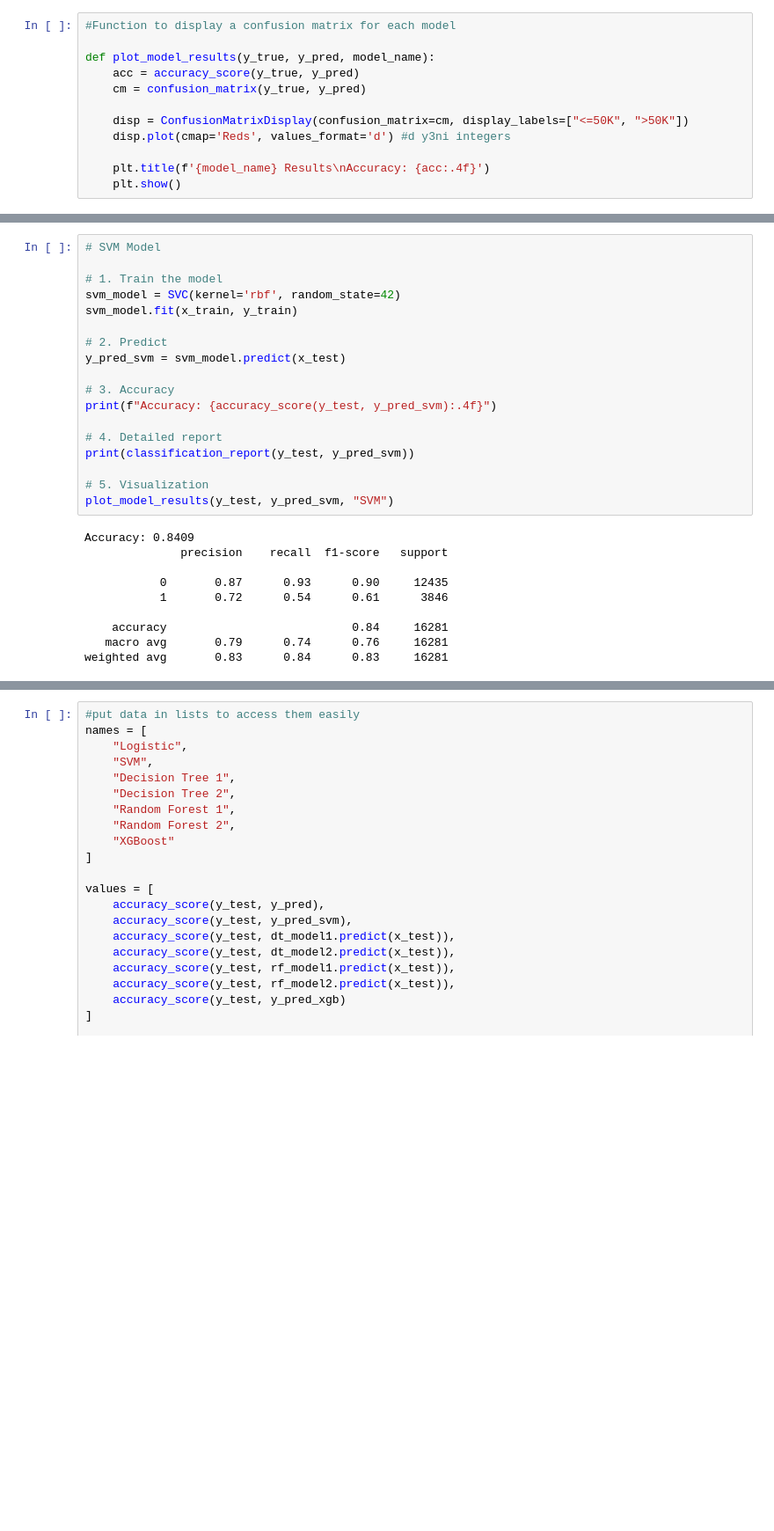
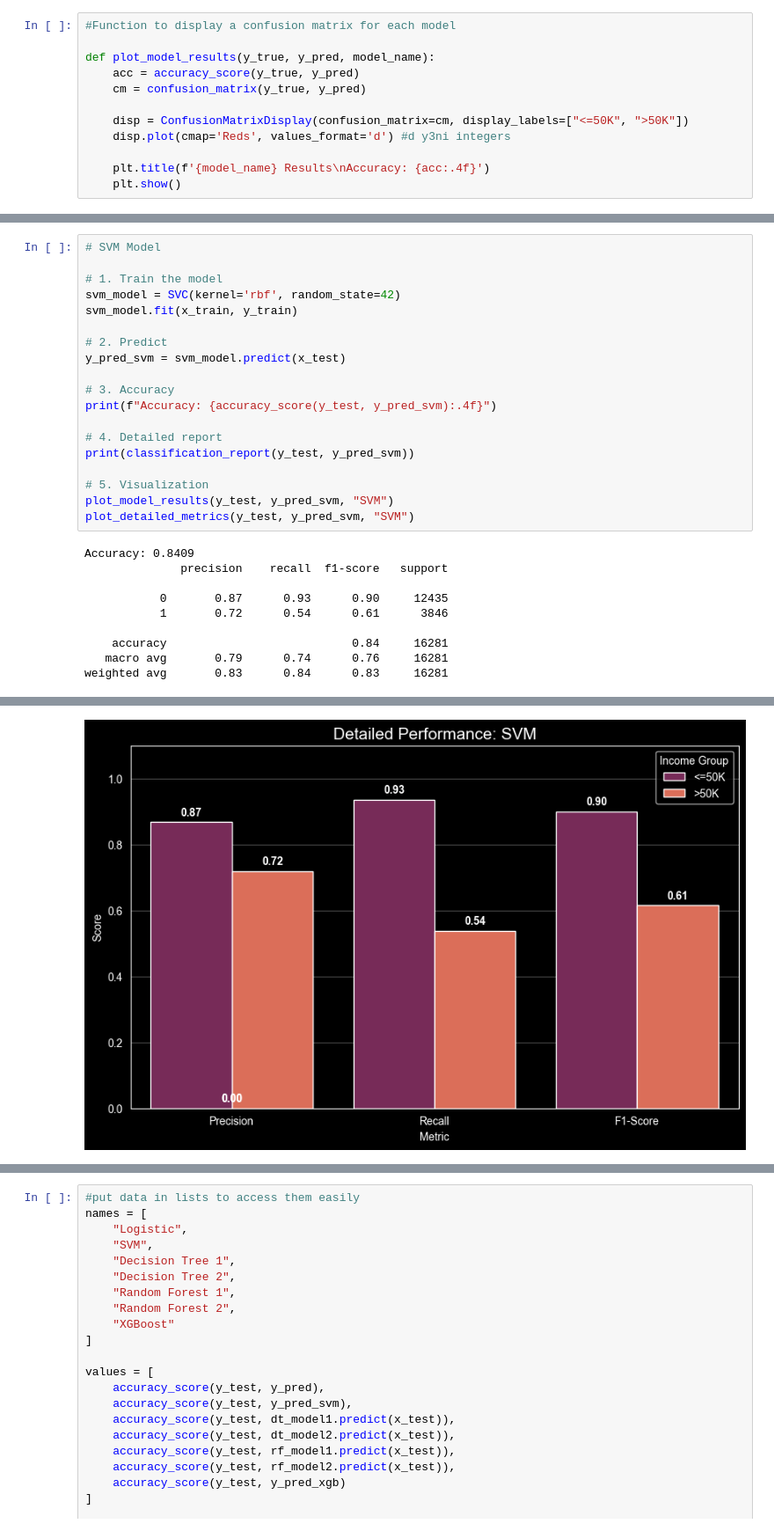
Before and after one commit to YoussefBarakat05/Income-Prediction, a Jupyter notebook: main.ipynb, the cells around one changed output, grey strips where cells are left out. Shown at 88% size. Drawn from its saved outputs; the diff is of its cells as text; blank space fills up the shorter version.

```diff
--- a/main.ipynb
+++ b/main.ipynb
@@ -251,32 +291,34 @@ Accuracy: 0.8449
 # %%
 # SVM Model
 
 # 1. Train the model
 svm_model = SVC(kernel='rbf', random_state=42)
 svm_model.fit(x_train, y_train)
 
 # 2. Predict
 y_pred_svm = svm_model.predict(x_test)
 
 # 3. Accuracy
 print(f"Accuracy: {accuracy_score(y_test, y_pred_svm):.4f}")
 
 # 4. Detailed report
 print(classification_report(y_test, y_pred_svm))
 
 # 5. Visualization
 plot_model_results(y_test, y_pred_svm, "SVM")
+plot_detailed_metrics(y_test, y_pred_svm, "SVM")
 # %% [output]
 Accuracy: 0.8409
               precision    recall  f1-score   support
 
            0       0.87      0.93      0.90     12435
            1       0.72      0.54      0.61      3846
 
     accuracy                           0.84     16281
    macro avg       0.79      0.74      0.76     16281
 weighted avg       0.83      0.84      0.83     16281
 [figure]
+[figure, added]
 # %%
 # ── Decision Tree ──────────────────────────────────────
 dt_model1 = DecisionTreeClassifier(
```
Also changed, not shown: parts of 6 cells of this notebook.
